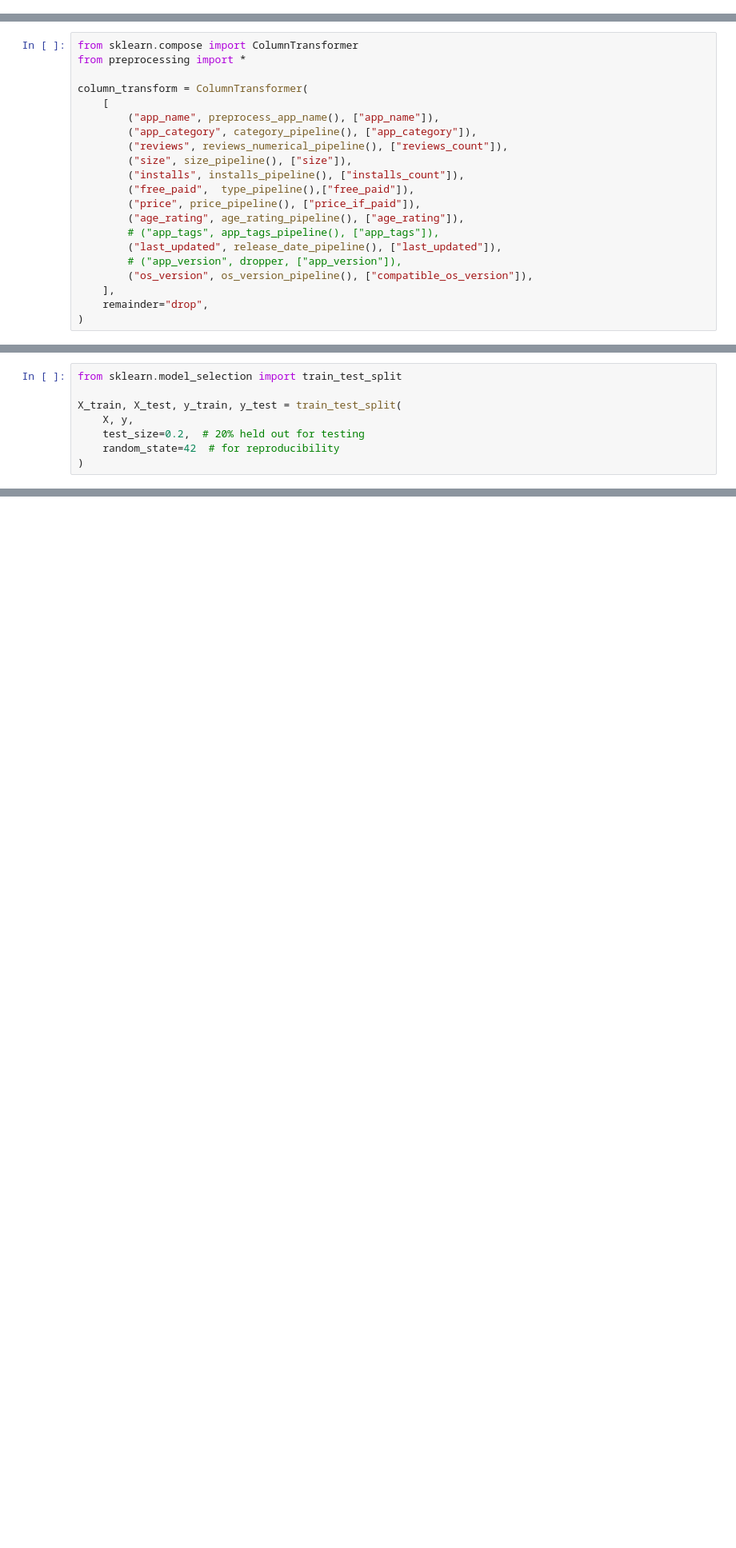
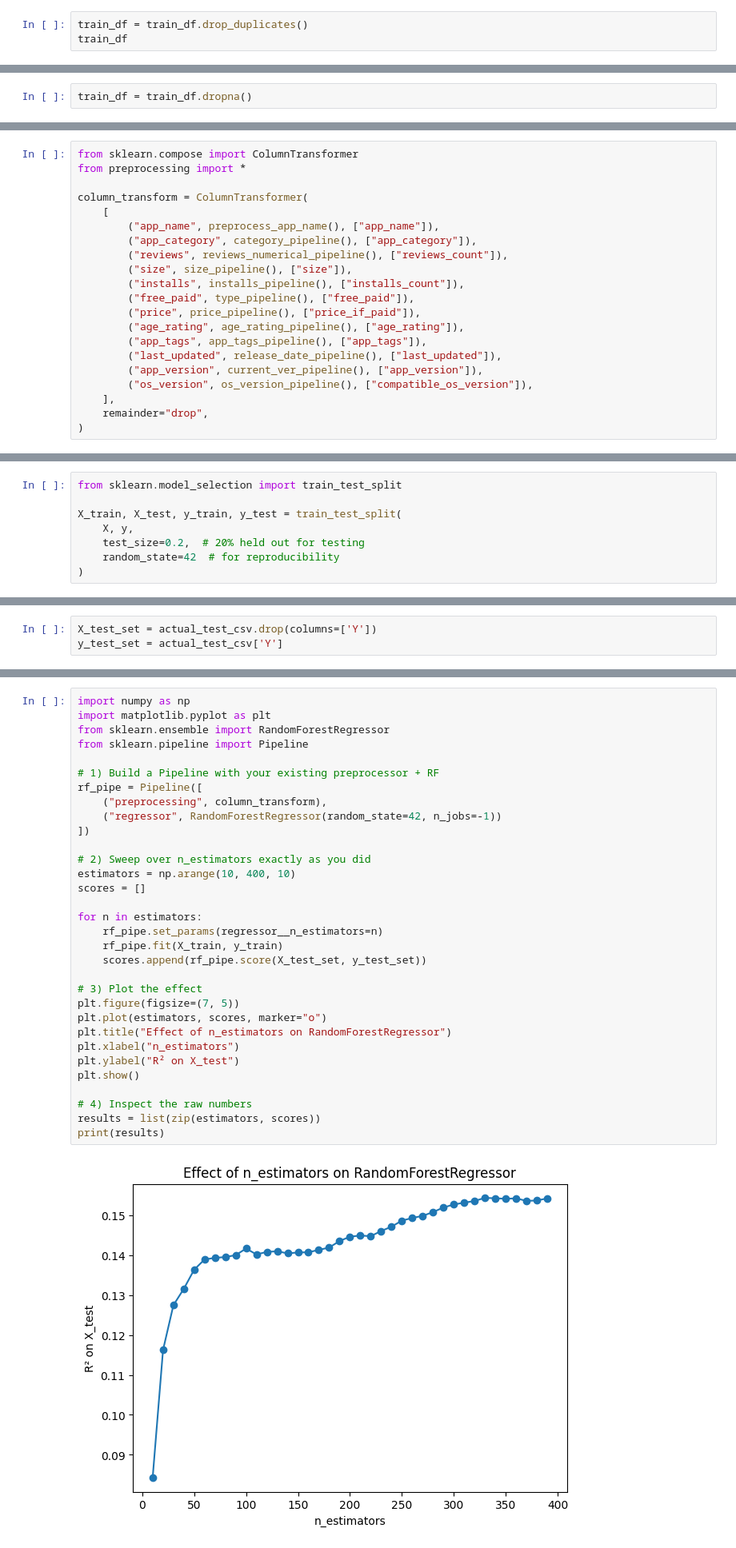
Before and after one commit to ysif9/app-rating-competition, a Jupyter notebook: Attempt3.ipynb, the cells around one changed output, grey strips where cells are left out. Shown at 80% size. Saved outputs shown, nothing was run; the diff lists cells and outputs as text; blank space fills up the shorter version.

```diff
--- a/Attempt3.ipynb
+++ b/Attempt3.ipynb
@@ -74,3 +76,6 @@ train_df
 | 8965 | Fr. Mike Schmitz Audio Teachings | FAMILY | 4 | 3.6M | 100+ | Free | 0 | Everyone | ... |
 | 8967 | iHoroscope - 2018 Daily Horoscope... | LIFESTYLE | 398307 | 19M | 10,000,000+ | Free | 0 | Everyone | ... |
 7491 rows × 13 columns
+# %%
+train_df = train_df.drop_duplicates()
+train_df
@@ -76,0 +96,2 @@ train_df
+# %%
+train_df = train_df.dropna()
@@ -85,12 +108,12 @@ column_transform = ColumnTransformer(
         ("reviews", reviews_numerical_pipeline(), ["reviews_count"]),
         ("size", size_pipeline(), ["size"]),
         ("installs", installs_pipeline(), ["installs_count"]),
-        ("free_paid",  type_pipeline(),["free_paid"]),
+        ("free_paid", type_pipeline(), ["free_paid"]),
         ("price", price_pipeline(), ["price_if_paid"]),
         ("age_rating", age_rating_pipeline(), ["age_rating"]),
-        # ("app_tags", app_tags_pipeline(), ["app_tags"]),
+        ("app_tags", app_tags_pipeline(), ["app_tags"]),
         ("last_updated", release_date_pipeline(), ["last_updated"]),
-        # ("app_version", dropper, ["app_version"]),
+        ("app_version", current_ver_pipeline(), ["app_version"]),
         ("os_version", os_version_pipeline(), ["compatible_os_version"]),
     ],
     remainder="drop",
@@ -129,0 +240,3 @@ X_train, X_test, y_train, y_test = train_test_split(
+# %%
+X_test_set = actual_test_csv.drop(columns=['Y'])
+y_test_set = actual_test_csv['Y']
@@ -129,0 +268,34 @@ X_train, X_test, y_train, y_test = train_test_split(
+# %%
+import numpy as np
+import matplotlib.pyplot as plt
+from sklearn.ensemble import RandomForestRegressor
+from sklearn.pipeline import Pipeline
+
+# 1) Build a Pipeline with your existing preprocessor + RF
+rf_pipe = Pipeline([
+    ("preprocessing", column_transform),
+    ("regressor", RandomForestRegressor(random_state=42, n_jobs=-1))
+])
+
+# 2) Sweep over n_estimators exactly as you did
+estimators = np.arange(10, 400, 10)
+scores = []
+
+for n in estimators:
+    rf_pipe.set_params(regressor__n_estimators=n)
+    rf_pipe.fit(X_train, y_train)
+    scores.append(rf_pipe.score(X_test_set, y_test_set))
+
+# 3) Plot the effect
+plt.figure(figsize=(7, 5))
+plt.plot(estimators, scores, marker="o")
+plt.title("Effect of n_estimators on RandomForestRegressor")
+plt.xlabel("n_estimators")
+plt.ylabel("R² on X_test")
+plt.show()
+
+# 4) Inspect the raw numbers
+results = list(zip(estimators, scores))
+print(results)
+# %% [output]
+[figure, added]
```
Also changed, not shown: parts of 32 cells of this notebook, 7 other files.
